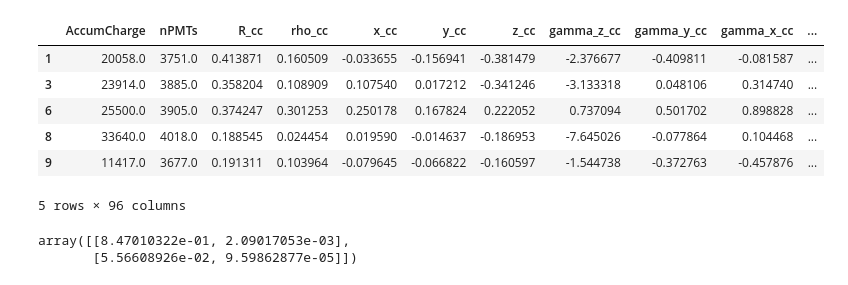
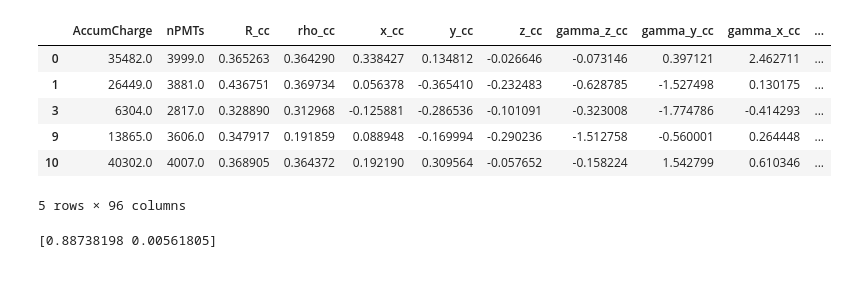
Before and after one commit to ArseniiGav/JUNO-TAO_Reco, a Jupyter notebook: feature_selection.ipynb, the cells around one changed output. Cells and saved outputs as stored; diff of their text form; code cells hidden in the pictures.

```diff
--- a/feature_selection.ipynb
+++ b/feature_selection.ipynb
@@ -10,21 +19,39 @@ train_mode = False
+# %%
+PARAMS = {
+    "FC_cut": 0.65,
+    "N": int(1.15e6),
+    "random_state": 22,
+    "max_depth": 9,
+    "early_stopping_rounds": 10,
+    "n_folds": 10,
+}
+
+run['PARAMS'] = PARAMS
 # %%
 path = "/mnt/cephfs/ml_data/TAO_detsim_J22/"
 data = pd.read_csv(f'{path}processed_data/ProcessedTrain/ProcessedTrain.csv.gz')
 # %%
-FC_cut = 0.65
-N = int(1.15e6)
+from sklearn.utils import shuffle
 
+FC_cut = PARAMS['FC_cut']
+N = PARAMS['N']
+random_state = PARAMS['random_state']
+max_depth = PARAMS['max_depth']
+early_stopping_rounds = PARAMS['early_stopping_rounds']
+n_folds = PARAMS['n_folds']
+
+data = shuffle(data, random_state=random_state)
 data = data.reset_index(drop=True)
 data = data[data['edepR'] < FC_cut]
 data = data[:N]
 data.head()
 # %% [output]
 |  | AccumCharge | nPMTs | R_cc | rho_cc | x_cc | y_cc | z_cc | gamma_z_cc | gamma_y_cc | gamma_x_cc | ... |
-| 1 | 20058.0 | 3751.0 | 0.413871 | 0.160509 | -0.033655 | -0.156941 | -0.381479 | -2.376677 | -0.409811 | -0.081587 | ... |
-| 3 | 23914.0 | 3885.0 | 0.358204 | 0.108909 | 0.107540 | 0.017212 | -0.341246 | -3.133318 | 0.048106 | 0.314740 | ... |
-| 6 | 25500.0 | 3905.0 | 0.374247 | 0.301253 | 0.250178 | 0.167824 | 0.222052 | 0.737094 | 0.501702 | 0.898828 | ... |
-| 8 | 33640.0 | 4018.0 | 0.188545 | 0.024454 | 0.019590 | -0.014637 | -0.186953 | -7.645026 | -0.077864 | 0.104468 | ... |
-| 9 | 11417.0 | 3677.0 | 0.191311 | 0.103964 | -0.079645 | -0.066822 | -0.160597 | -1.544738 | -0.372763 | -0.457876 | ... |
+| 0 | 35482.0 | 3999.0 | 0.365263 | 0.364290 | 0.338427 | 0.134812 | -0.026646 | -0.073146 | 0.397121 | 2.462711 | ... |
+| 1 | 26449.0 | 3881.0 | 0.436751 | 0.369734 | 0.056378 | -0.365410 | -0.232483 | -0.628785 | -1.527498 | 0.130175 | ... |
+| 3 | 6304.0 | 2817.0 | 0.328890 | 0.312968 | -0.125881 | -0.286536 | -0.101091 | -0.323008 | -1.774786 | -0.414293 | ... |
+| 9 | 13865.0 | 3606.0 | 0.347917 | 0.191859 | 0.088948 | -0.169994 | -0.290236 | -1.512758 | -0.560001 | 0.264448 | ... |
+| 10 | 40302.0 | 4007.0 | 0.368905 | 0.364372 | 0.192190 | 0.309564 | -0.057652 | -0.158224 | 1.542799 | 0.610346 | ... |
 5 rows × 96 columns
 # %%
 from sklearn.metrics import mean_squared_error
@@ -81,7 +174,7 @@ if train_mode:
 # %%
 all_features_metrics = np.load('feature_selection/all_features_metrics.npz', allow_pickle=True)['a']
-all_features_metrics
+run['all_features_metrics'] = all_features_metrics
+print(all_features_metrics)
 # %% [output]
-array([[8.47010322e-01, 2.09017053e-03],
-       [5.56608926e-02, 9.59862877e-05]])
+[0.88738198 0.00561805]
 # %%
```
Also changed, not shown: parts of 9 cells of this notebook.
